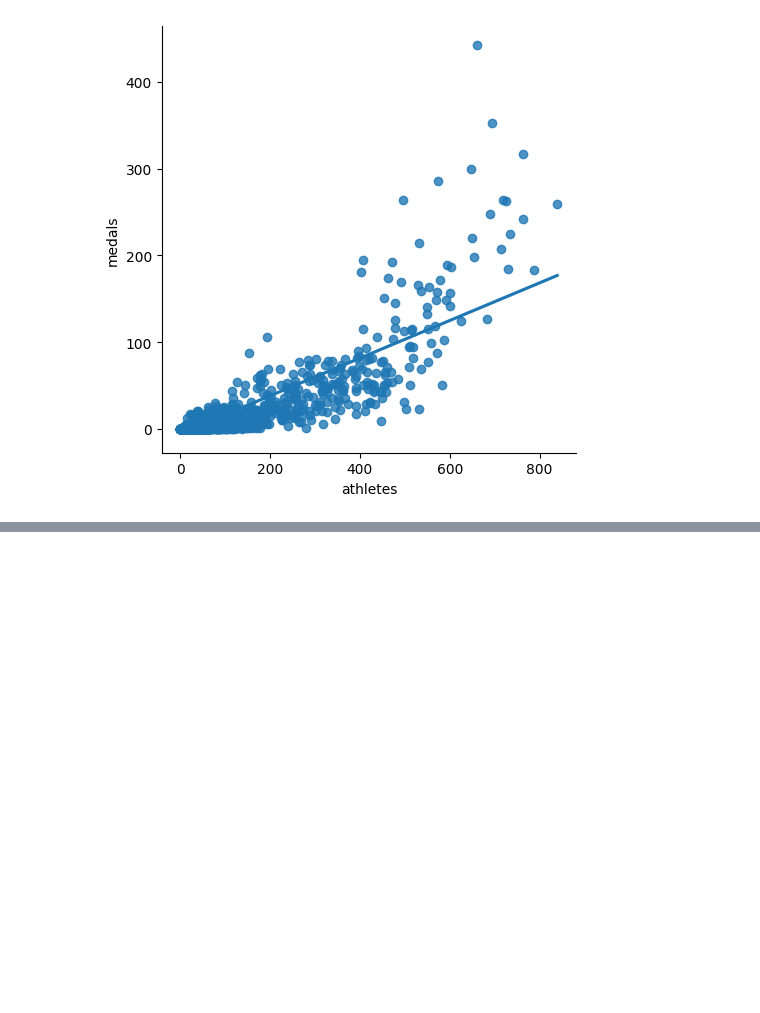
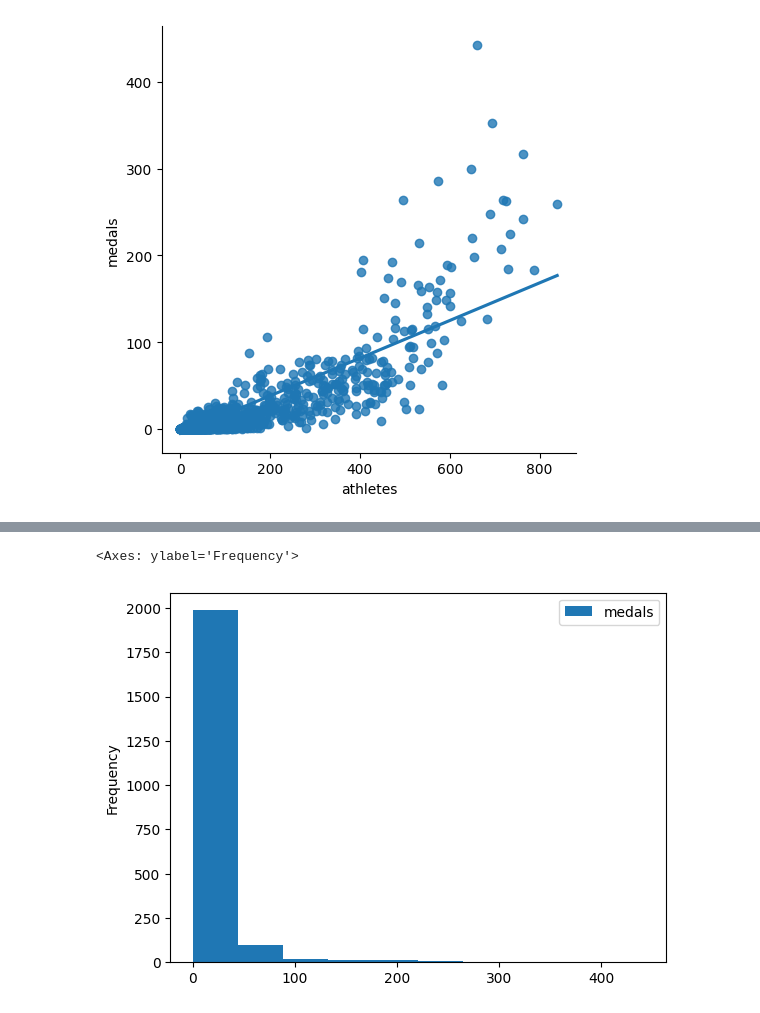
Before and after one commit to Beelzebuddie/olympic_medals_pred, a Jupyter notebook: machine_learning.ipynb, the cells around one changed output, grey strips where cells are left out. Saved outputs shown, nothing was run; the diff lists cells and outputs as text; code cells hidden in the pictures; blank space fills up the shorter version.

```diff
--- a/machine_learning.ipynb
+++ b/machine_learning.ipynb
@@ -43,0 +50,5 @@ sns.lmplot(x="athletes", y="medals", data=teams, fit_reg=True, ci=None)
+# %%
+teams.plot.hist(y="medals") # This is a histogram of the number of medals
+# %% [output]
+<Axes: ylabel='Frequency'>
+[figure, added]
```
Also changed, not shown: parts of 24 cells of this notebook.
